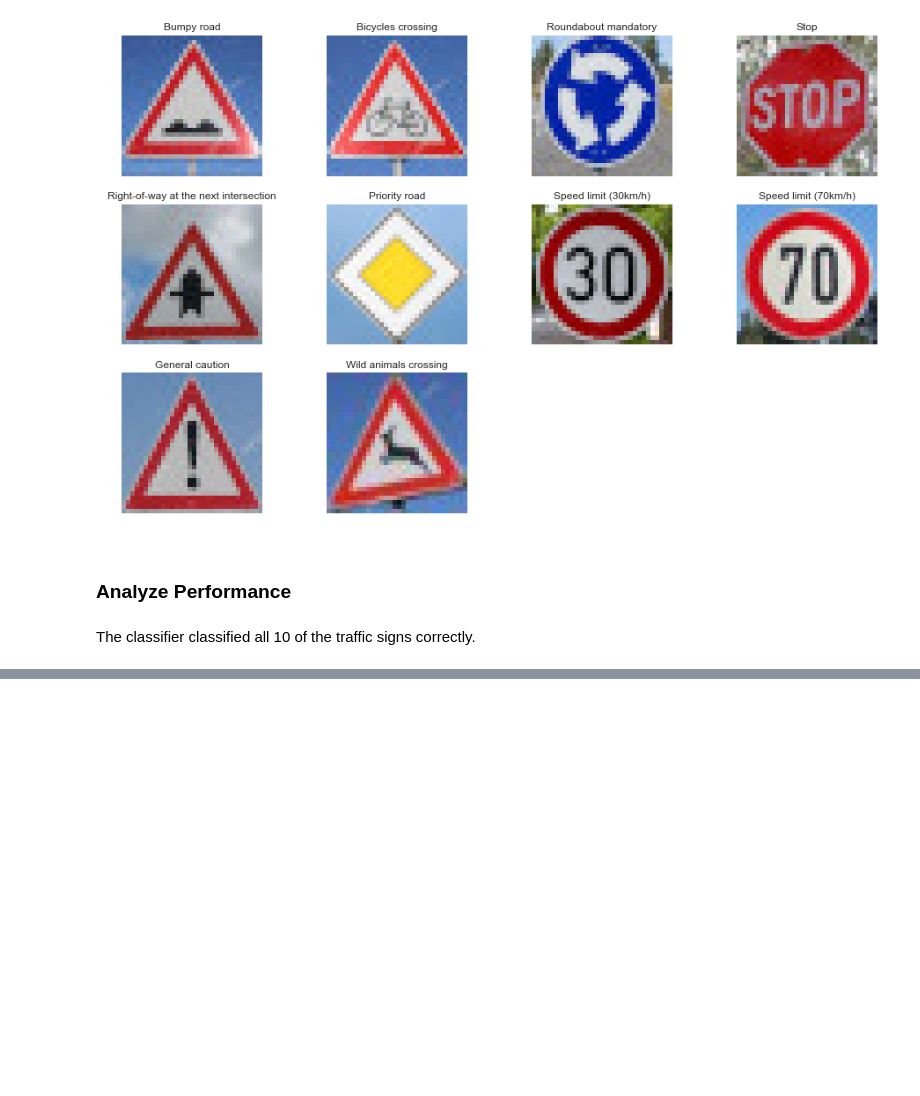
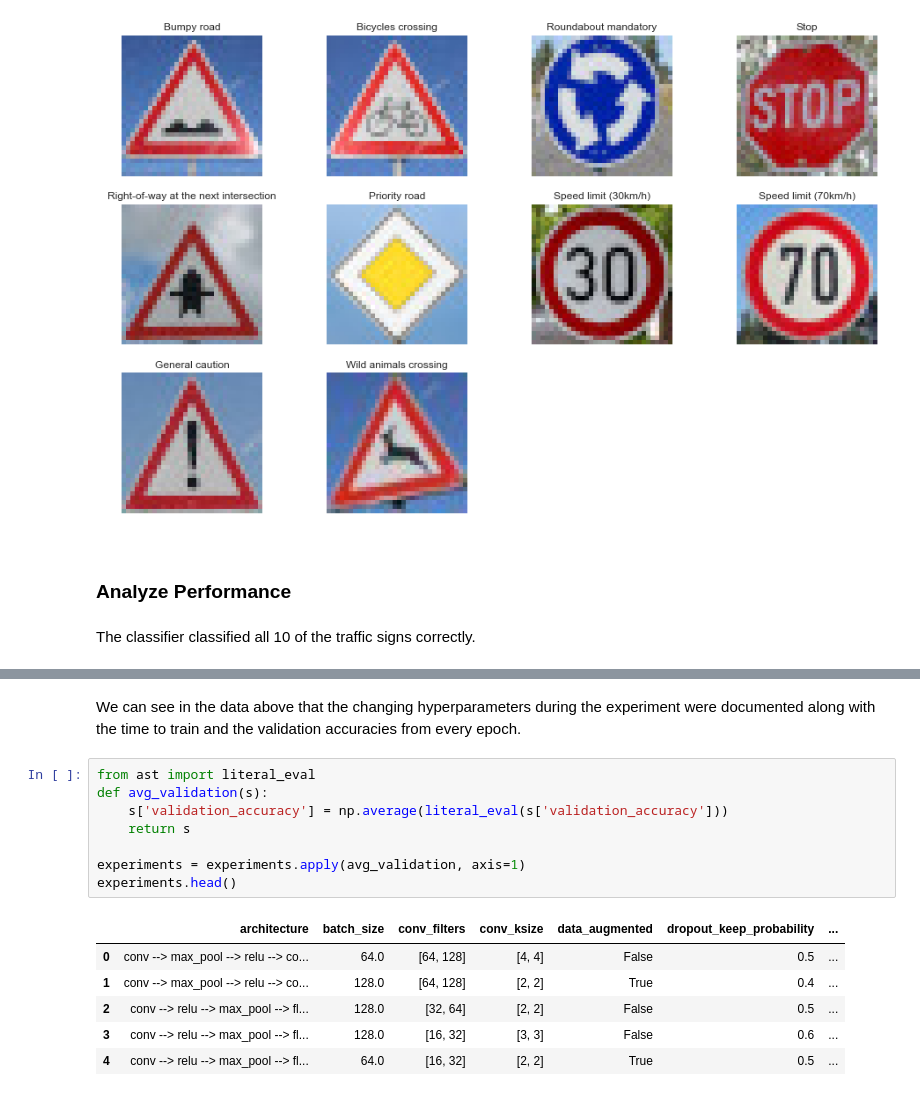
Before and after one commit to CameronFraser/sdcnd-3-traffic-sign-classifier, a Jupyter notebook: Traffic_Sign_Classifier.ipynb, the cells around one changed output, grey strips where cells are left out. Drawn from its saved outputs; the diff is of its cells as text; blank space fills up the shorter version.

```diff
--- a/Traffic_Sign_Classifier.ipynb
+++ b/Traffic_Sign_Classifier.ipynb
@@ -292,0 +305,17 @@ The classifier classified all 10 of the traffic signs correctly.
+# %% [markdown]
+We can see in the data above that the changing hyperparameters during the experiment were documented along with the time to train and the validation accuracies from every epoch.
+# %%
+from ast import literal_eval
+def avg_validation(s):
+    s['validation_accuracy'] = np.average(literal_eval(s['validation_accuracy']))
+    return s
+
+experiments = experiments.apply(avg_validation, axis=1)
+experiments.head()
+# %% [output]
+|  | architecture | batch_size | conv_filters | conv_ksize | data_augmented | dropout_keep_probability | ... |
+| 0 | conv --> max_pool --> relu --> co... | 64.0 | [64, 128] | [4, 4] | False | 0.5 | ... |
+| 1 | conv --> max_pool --> relu --> co... | 128.0 | [64, 128] | [2, 2] | True | 0.4 | ... |
+| 2 | conv --> relu --> max_pool --> fl... | 128.0 | [32, 64] | [2, 2] | False | 0.5 | ... |
+| 3 | conv --> relu --> max_pool --> fl... | 128.0 | [16, 32] | [3, 3] | False | 0.6 | ... |
+| 4 | conv --> relu --> max_pool --> fl... | 64.0 | [16, 32] | [2, 2] | True | 0.5 | ... |
```
Also changed, not shown: parts of 11 cells of this notebook, 7 other files.
